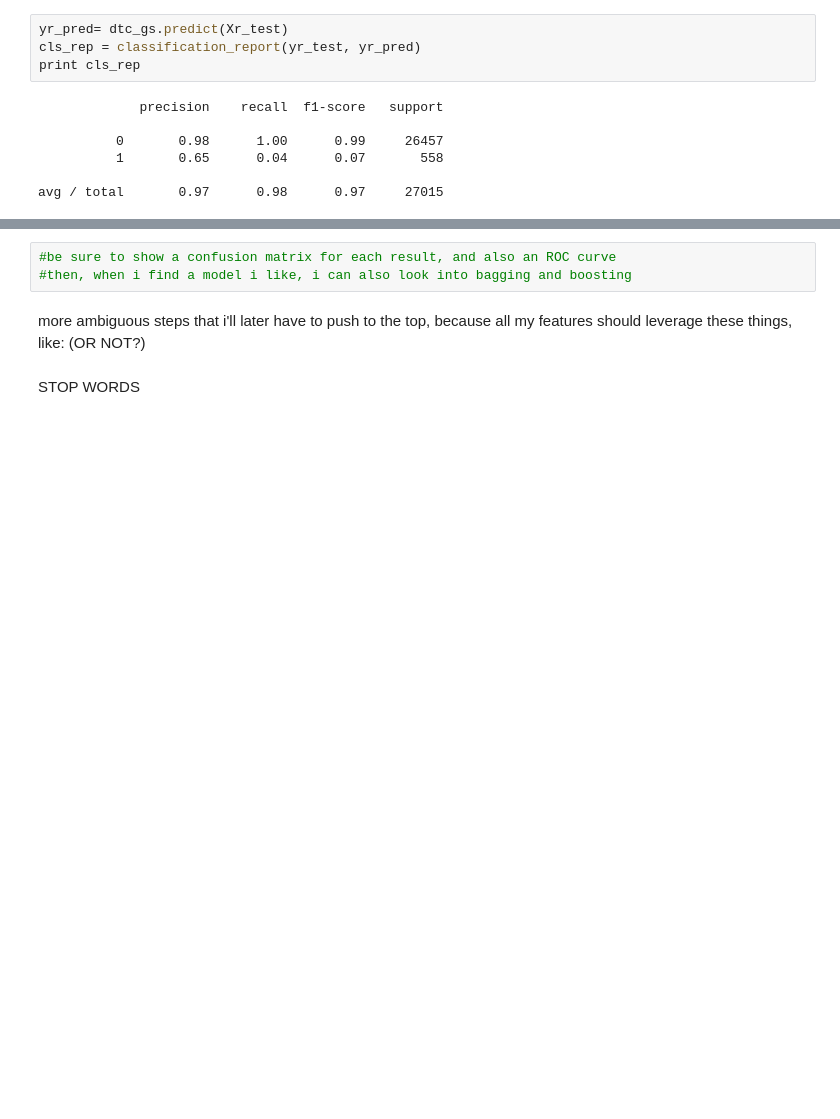
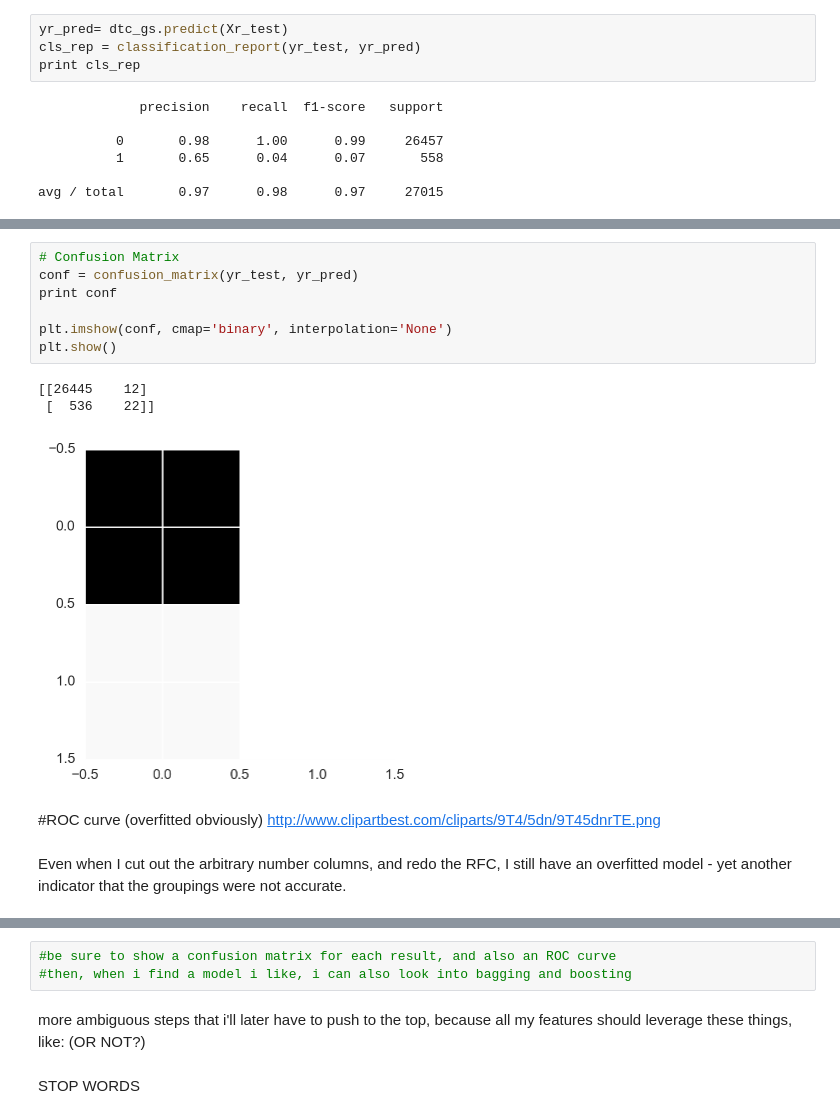
Before and after one commit to AnotherGuitar/DSI-SF-4-anotherguitar, a Jupyter notebook: projects/Capstone Stuff/Modelled.ipynb, the cells around one changed output, grey strips where cells are left out. Drawn from its saved outputs; the diff is of its cells as text; blank space fills up the shorter version.

```diff
--- a/projects/Capstone Stuff/Modelled.ipynb
+++ b/projects/Capstone Stuff/Modelled.ipynb
@@ -411,0 +548,16 @@ print cls_rep
+# %%
+# Confusion Matrix
+conf = confusion_matrix(yr_test, yr_pred)
+print conf
+
+plt.imshow(conf, cmap='binary', interpolation='None')
+plt.show()
+# %% [output]
+[[26445    12]
+ [  536    22]]
+[figure, added]
+# %% [markdown]
+#ROC curve (overfitted obviously)
+http://www.clipartbest.com/cliparts/9T4/5dn/9T45dnrTE.png
+# %% [markdown]
+Even when I cut out the arbitrary number columns, and redo the RFC, I still have an overfitted model - yet another indicator that the groupings were not accurate.
```
Also changed, not shown: parts of 79 cells of this notebook.
